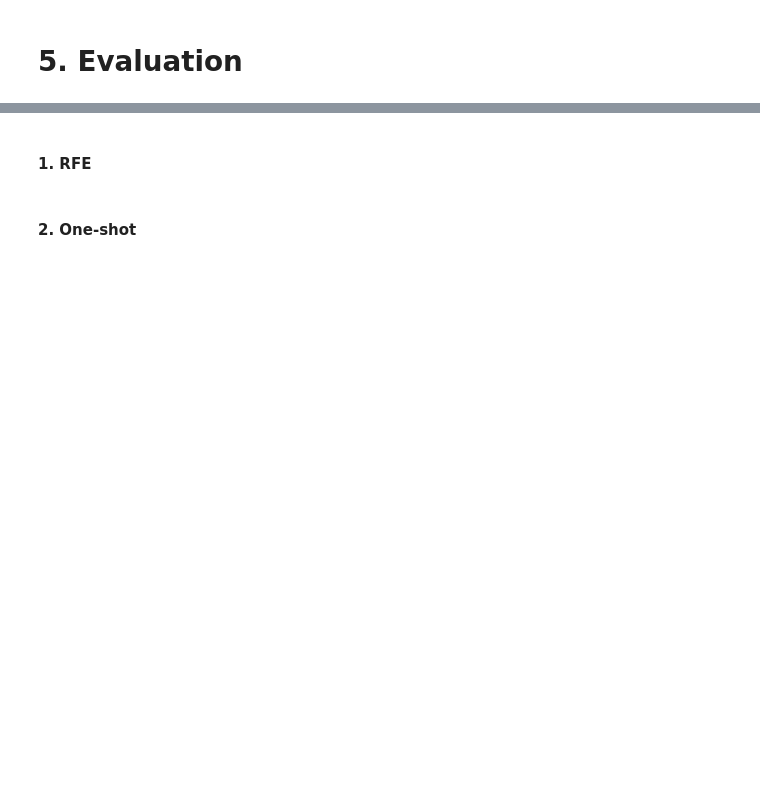
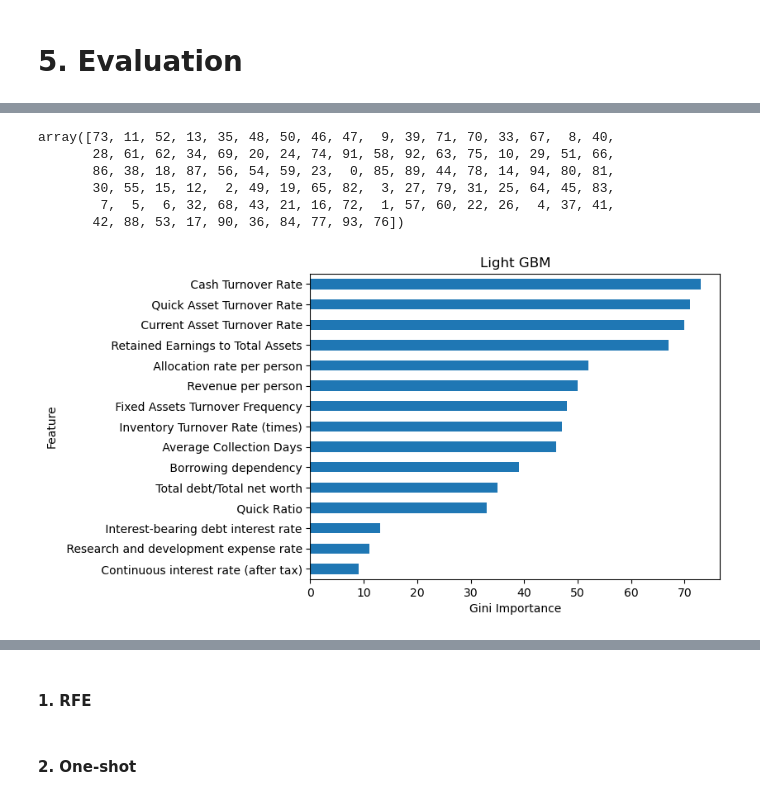
Before and after one commit to inergoul/boostcamp_peer_session, a Jupyter notebook: company-bankruptcy-prediction-transcription.ipynb, the cells around one changed output, grey strips where cells are left out. Saved outputs shown, nothing was run; the diff lists cells and outputs as text; code cells hidden in the pictures; blank space fills up the shorter version.

```diff
--- a/company-bankruptcy-prediction-transcription.ipynb
+++ b/company-bankruptcy-prediction-transcription.ipynb
@@ -355,9 +357,0 @@ len(selected_feat)
-# %%
-'''
-## 1. RFE (Recursive Features Elimination)
-from sklearn.feature_selection import RFE
-rfe = RFE(estimator=rf, n_features_to_select=5)
-rfe.fit(X_train, y_train)
-
-[rfe.support_]
-'''
@@ -398,0 +429,21 @@ AttributeError: 'LGBMRegressor' object has no attribute 'fig'
+# %%
+sorted_indices = np.argsort(feature_importance)[::-1]
+sorted_indices
+# %% [output]
+array([73, 11, 52, 13, 35, 48, 50, 46, 47,  9, 39, 71, 70, 33, 67,  8, 40,
+       28, 61, 62, 34, 69, 20, 24, 74, 91, 58, 92, 63, 75, 10, 29, 51, 66,
+       86, 38, 18, 87, 56, 54, 59, 23,  0, 85, 89, 44, 78, 14, 94, 80, 81,
+       30, 55, 15, 12,  2, 49, 19, 65, 82,  3, 27, 79, 31, 25, 64, 45, 83,
+        7,  5,  6, 32, 68, 43, 21, 16, 72,  1, 57, 60, 22, 26,  4, 37, 41,
+       42, 88, 53, 17, 90, 36, 84, 77, 93, 76])
+# %%
+# Put importances into a Series
+feat_imp = pd.Series(sorted_indices[:15],index=selected_features).sort_values()
+
+# Plot series
+feat_imp.head(15).plot(kind='barh')
+plt.xlabel("Gini Importance")
+plt.ylabel("Feature")
+plt.title("Light GBM");
+# %% [output]
+[figure, added]
```
Also changed, not shown: parts of 37 cells of this notebook.
